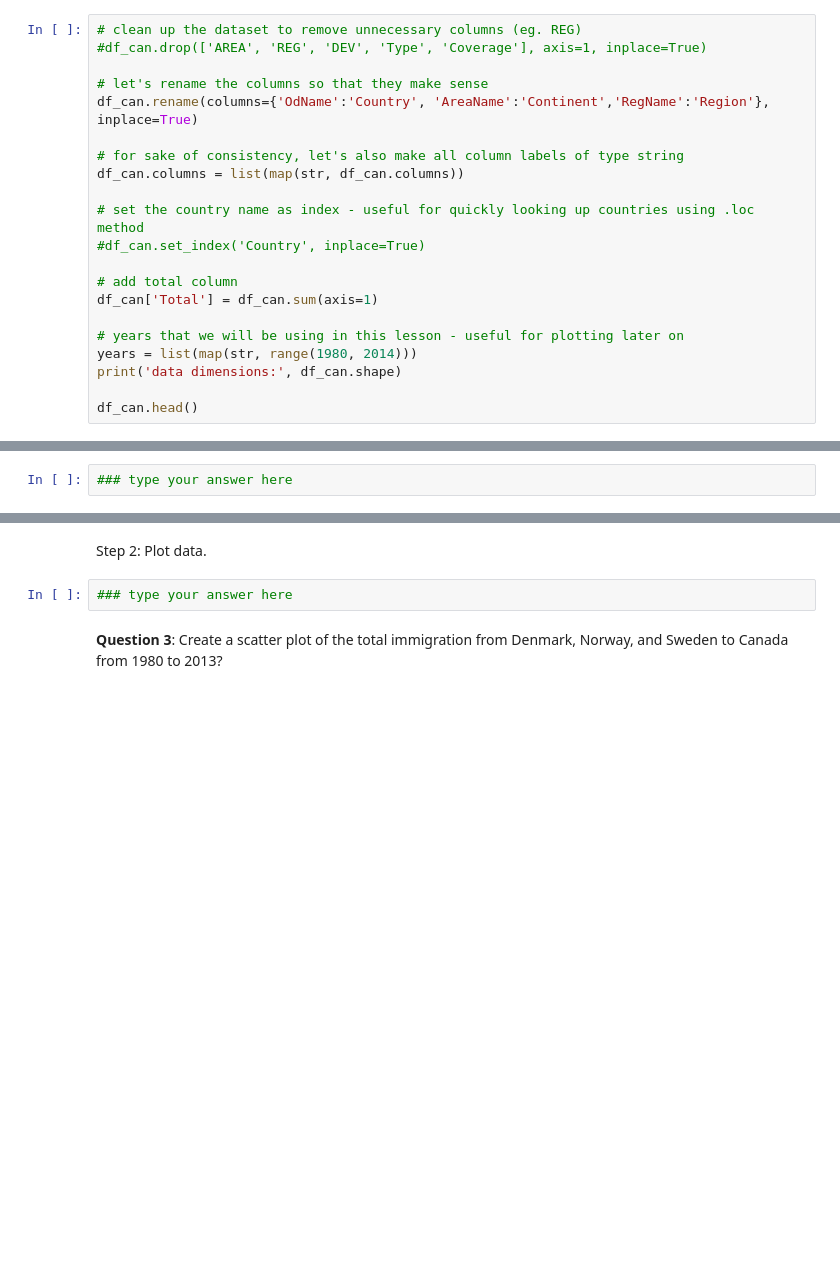
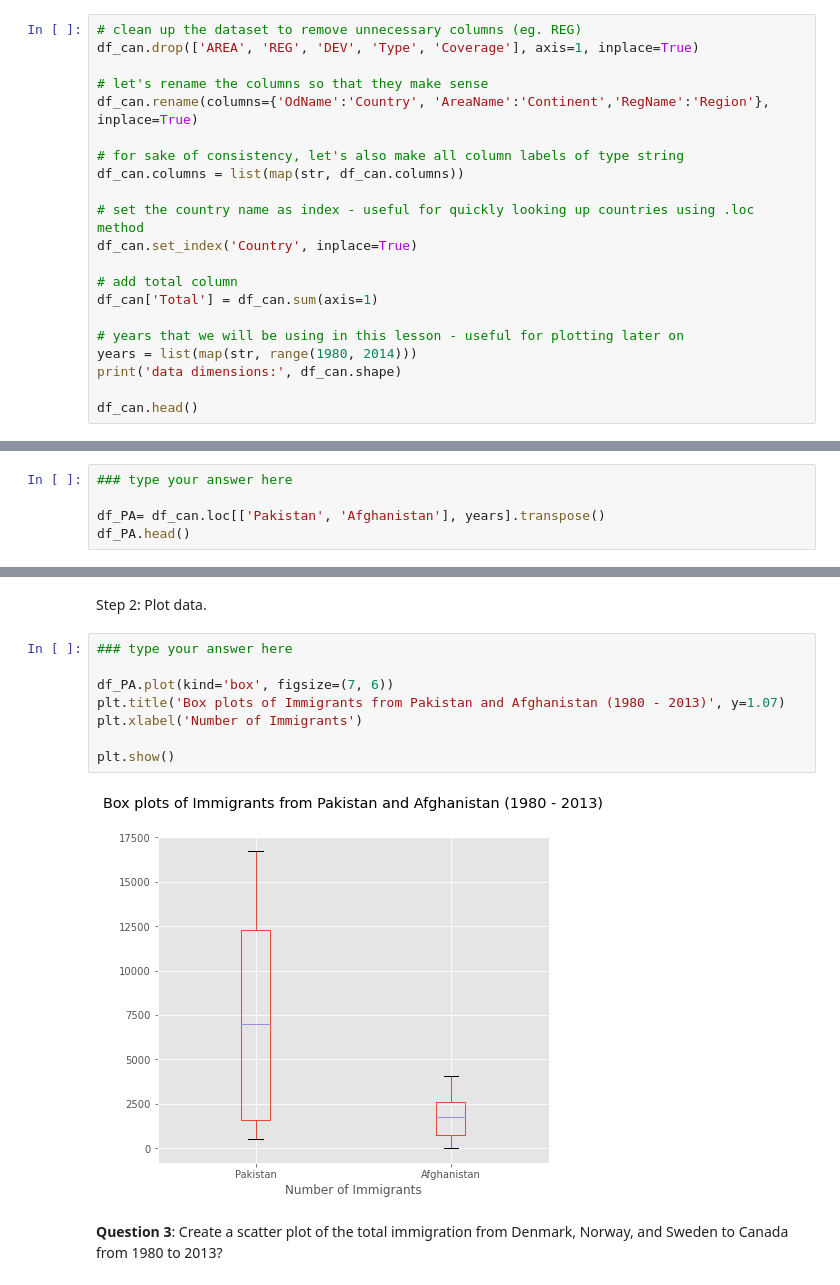
Before and after one commit to farisazizy/data-visualization-assignment, a Jupyter notebook: 1301194003_Visualization_Tools_2_assignment.ipynb, the cells around one changed output, grey strips where cells are left out. Cells and saved outputs as stored; diff of their text form; blank space fills up the shorter version.

```diff
--- a/1301194003_Visualization_Tools_2_assignment.ipynb
+++ b/1301194003_Visualization_Tools_2_assignment.ipynb
@@ -27,7 +27,7 @@ Data downloaded and read into a dataframe!
 Clean up data. We will make some modifications to the original dataset to make it easier to create our visualizations. Refer to *Introduction to Matplotlib and Line Plots* and *Area Plots, Histograms, and Bar Plots* for a detailed description of this preprocessing.
 # %%
 # clean up the dataset to remove unnecessary columns (eg. REG)
-#df_can.drop(['AREA', 'REG', 'DEV', 'Type', 'Coverage'], axis=1, inplace=True)
+df_can.drop(['AREA', 'REG', 'DEV', 'Type', 'Coverage'], axis=1, inplace=True)
 
 # let's rename the columns so that they make sense
 df_can.rename(columns={'OdName':'Country', 'AreaName':'Continent','RegName':'Region'}, inplace=True)
@@ -36,7 +36,7 @@ df_can.rename(columns={'OdName':'Country', 'AreaName':'Continent','RegName':'Reg
 df_can.columns = list(map(str, df_can.columns))
 
 # set the country name as index - useful for quickly looking up countries using .loc method
-#df_can.set_index('Country', inplace=True)
+df_can.set_index('Country', inplace=True)
 
 # add total column
 df_can['Total'] = df_can.sum(axis=1)
@@ -86,3 +87,6 @@ plt.show()
 Step 1: Get the dataset for Pakistan and Afghanistan and call the dataframe **df_PA**.
 # %%
 ### type your answer here
+
+df_PA= df_can.loc[['Pakistan', 'Afghanistan'], years].transpose()
+df_PA.head()
@@ -89,7 +100,15 @@ Step 1: Get the dataset for Pakistan and Afghanistan and call the dataframe **df
 # %% [markdown]
 Step 2: Plot data.
-# %%
-### type your answer here
+# %%
+### type your answer here
+
+df_PA.plot(kind='box', figsize=(7, 6))
+plt.title('Box plots of Immigrants from Pakistan and Afghanistan (1980 - 2013)', y=1.07)
+plt.xlabel('Number of Immigrants')
+
+plt.show()
+# %% [output]
+[figure, added]
 # %% [markdown]
 **Question 3**: Create a scatter plot of the total immigration from Denmark, Norway, and Sweden to Canada from 1980 to 2013?
 # %% [markdown]
```
Also changed, not shown: parts of 10 cells of this notebook, 1 other file.
